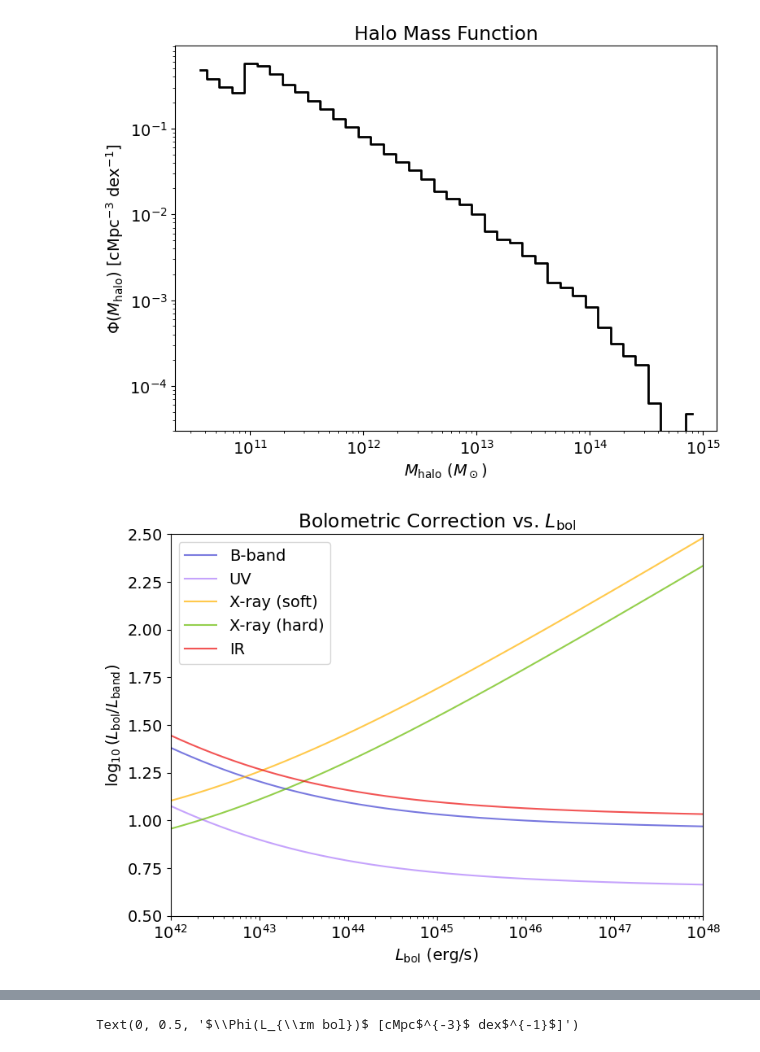
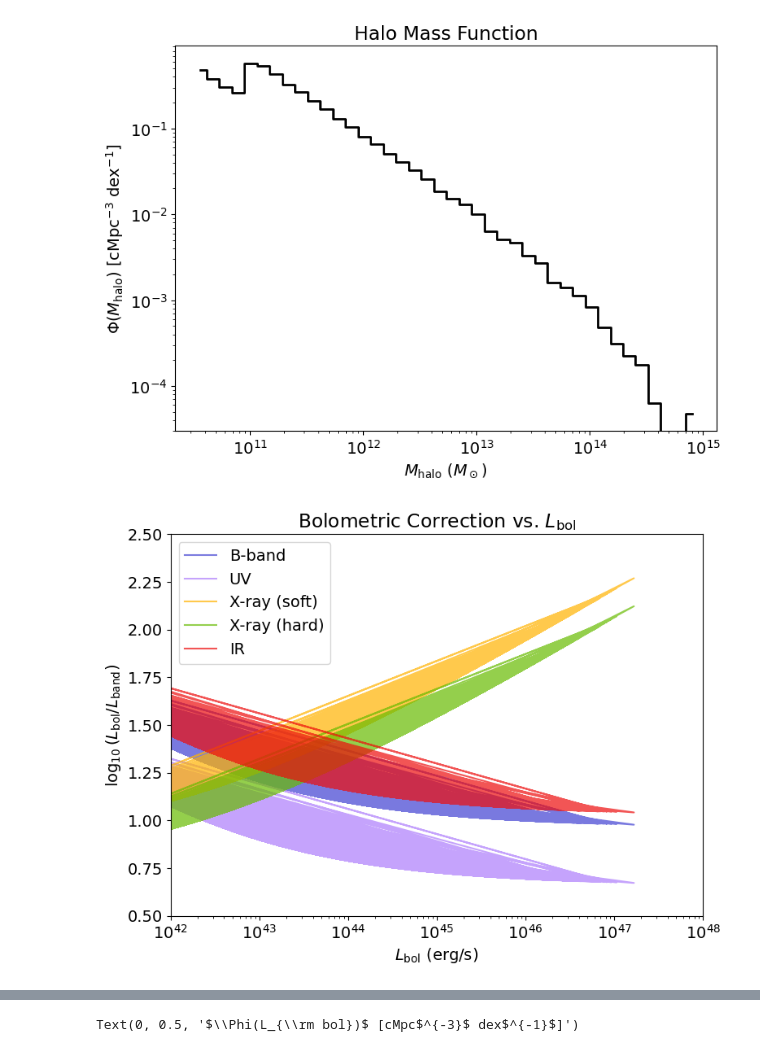
Before and after one commit to sophie-newman/cca-predoc, a Jupyter notebook: bolometric_corrections.ipynb, the cells around one changed output, grey strips where cells are left out. Drawn from its saved outputs; the diff is of its cells as text; code cells hidden in the pictures.

```diff
--- a/bolometric_corrections.ipynb
+++ b/bolometric_corrections.ipynb
@@ -323,11 +323,10 @@ def bolometric_corrections(L_bol_array):
 # %%
 # Recreate Fig 2 of Shen et al. (2020)
 
-L_bol_test = 10 ** np.linspace(42,48,1000)
-
-luminosities = bolometric_corrections(L_bol_test)
+luminosities = bolometric_corrections(L_bol)
 
 plt.figure(figsize=(8,6))
+
 band_labels = {
     "B": "B-band",
     "UV": "UV",
@@ -335,39 +334,38 @@ band_labels = {
     "Xhard": "X-ray (hard)",
     "IR": "IR"
 }
+
 colors = {
     "B": "#4141D2",
     "UV": "#ad7cfb",
     "Xsoft": "#ffb300",
     "Xhard": "#67bb00",
     "IR": "#ED0D0D"
 }
 
 for band in luminosities:
     L_band = luminosities[band]
-    # Mask to avoid division by zero or negative values
-    mask = (L_band > 0) & (L_bol_test > 0)
     plt.plot(
-        L_bol_test[mask],
-        np.log10(L_bol_test[mask] / L_band[mask]),
+        L_bol,
+        np.log10(L_bol / L_band),
         '-',
         label=band_labels[band],
         color=colors[band],
         alpha=0.7,
         markersize=4
     )
 
 plt.xscale('log')
 plt.xlabel(r'$L_{\rm bol}$ (erg/s)')
 plt.ylabel(r'$\log_{10}(L_{\rm bol}/L_{\rm band})$')
 plt.ylim(bottom=0.5, top=2.5)
 plt.xlim(left=1e42, right=1e48)
 plt.legend()
 plt.title('Bolometric Correction vs. $L_{\\rm bol}$')
 plt.tight_layout()
 plt.show()
 # %% [output]
-[figure, old version]
+[figure, new version]
 # %% [markdown]
 To check that these bolometric corrections have been done correctly, I compared to Fig 2 of Shen+20 and it agrees well.
 
```
Also changed, not shown: parts of 14 cells of this notebook.
